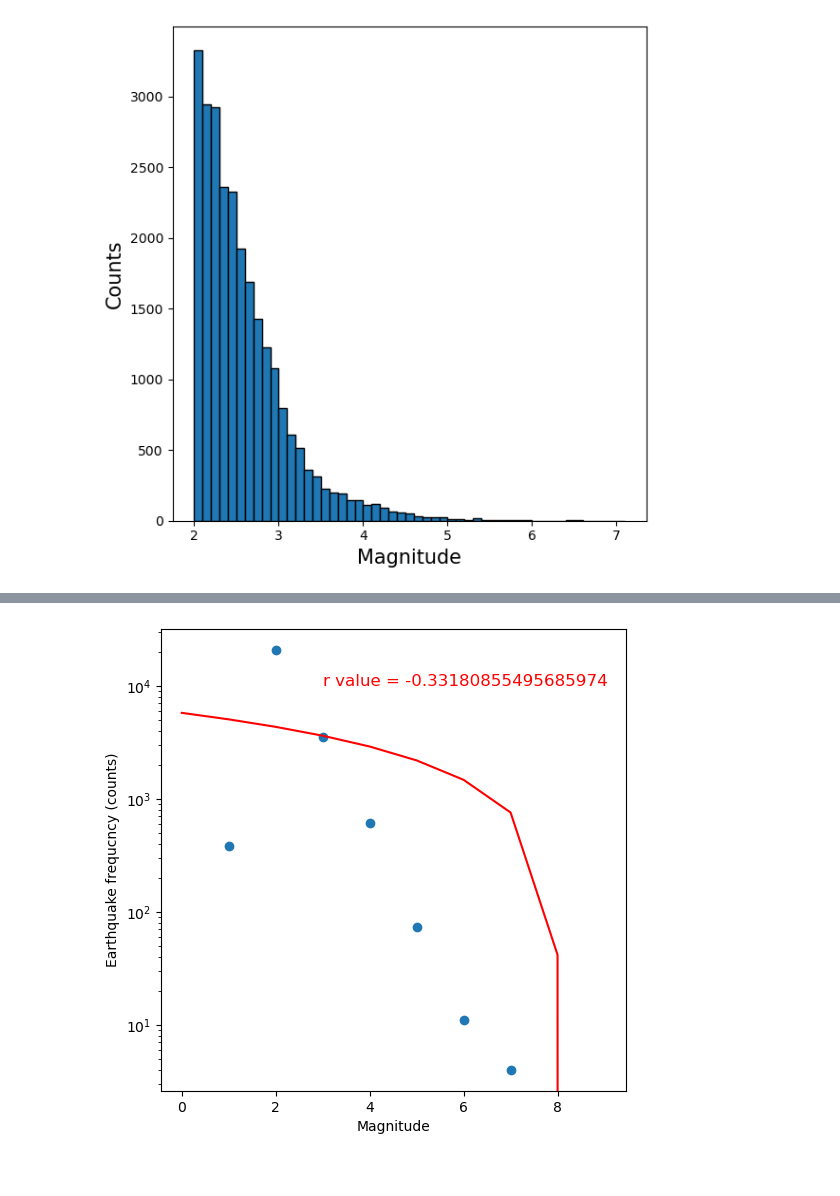
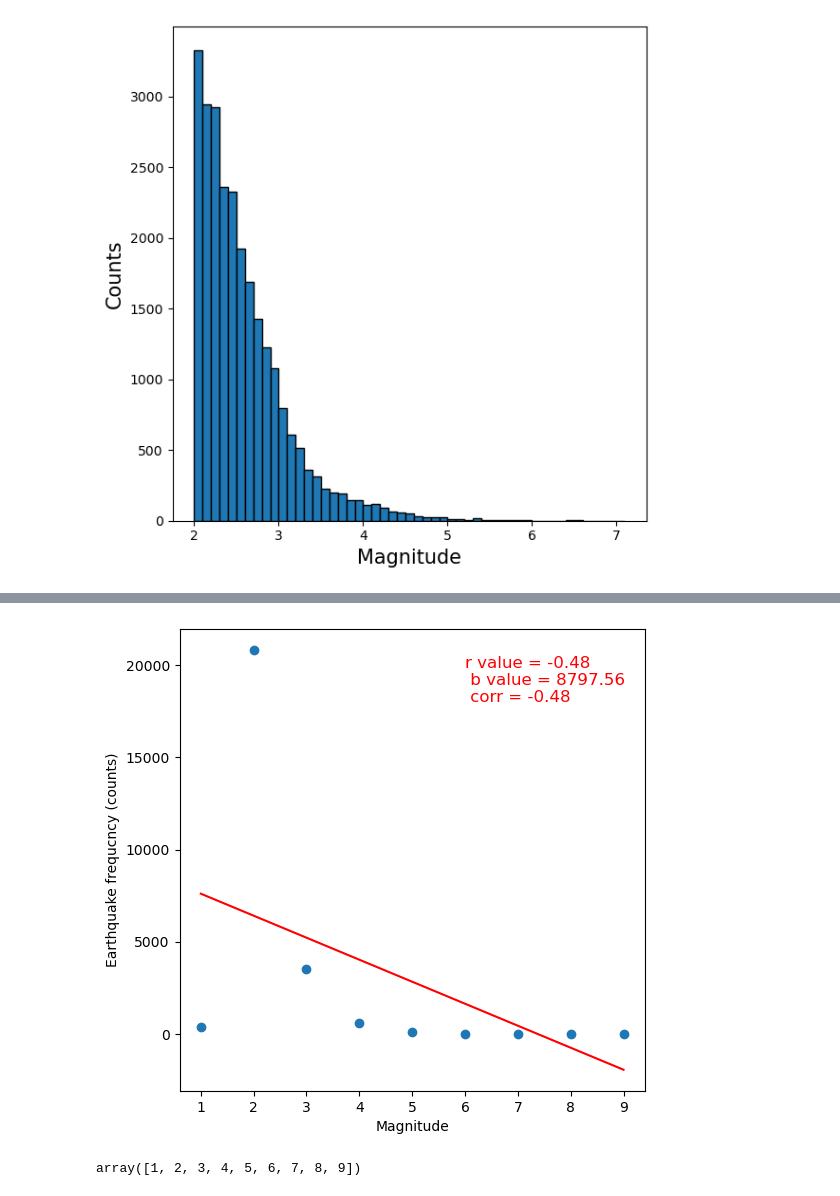
Before and after one commit to arif-geo/e_sci_data_analysis_test, a Jupyter notebook: eart_sci_data_analysis/HW_3/Linear_regression_on_earthquake_data.ipynb, the cells around one changed output, grey strips where cells are left out. Drawn from its saved outputs; the diff is of its cells as text; code cells hidden in the pictures.

```diff
--- a/eart_sci_data_analysis/HW_3/Linear_regression_on_earthquake_data.ipynb
+++ b/eart_sci_data_analysis/HW_3/Linear_regression_on_earthquake_data.ipynb
@@ -125,7 +127,7 @@ Now creating bins.
 [figure]
 # %%
 # Create bins for magnitude ranges
-mag_bins = np.arange(0,11,1)
+mag_bins = np.arange(1,11,1)
 
 # Use pd.cut to create bins and then count the occurrences in each bin
 mag_counts = pd.cut(df['mag'], bins=mag_bins).value_counts().sort_index()
@@ -134,7 +136,7 @@ mag_counts_df
 
 fig, ax = plt.subplots()
 
-ax.scatter(np.arange(0,10,1), mag_counts_df['count'])
+ax.scatter(np.arange(1,10,1), mag_counts_df['count'])
 ax.set_yscale('log')
 
 plt.show()
@@ -142,0 +145,3 @@ plt.show()
+# %%
+mag_counts_df['magnitude'] = np.arange(1, 10 ,1)
+mag_counts_df
@@ -143,22 +159,30 @@ plt.show()
 # %%
 """ calculate b-value using linear regression """
 from scipy import stats
 
-X = np.arange(0,10,1) # magnitude bins from 0 to 10 (10 bins, 9 means 9 to 10)
-Y = mag_counts_df['count'] # number of earthquakes in that category
+# correlation coefficient
+corr_matrix = mag_counts_df.corr()
+corr = corr_matrix.iloc[0,1]
+
+X = np.arange(1,10,1) # magnitude bins from 0 to 10 (10 bins, 9 means 9 to 10)
+Y = (mag_counts_df['count']) # number of earthquakes in that category
 slope, intercept, r_value, p_value, std_err = stats.linregress(X, Y)
 m = slope
 b = intercept
 
 # plot the data with the regression line
 fig, ax = plt.subplots(figsize=(6,6))
-x, y = np.arange(0,10,1), mag_counts_df['count']
+x, y = np.arange(1,10,1), mag_counts_df['count']
 ax.scatter(x, y)
 ax.plot(x, m * x + b, color='red')
-ax.set_yscale('log')
+# ax.set_yscale('log')
 ax.set_xlabel("Magnitude")
 ax.set_ylabel("Earthquake frequcncy (counts)")
-plt.text(3, 10000, f'r value = {r_value}', fontsize=12, color='red')
+plt.text(6, 18e3, f'r value = {r_value.round(2)} \n b value = {b.round(2)} \n corr = {corr.round(2)}', fontsize=12, color='red')
 plt.show()
 # %% [output]
-[figure, old version]
+[figure, new version]
+# %%
+X
+# %% [output]
+array([1, 2, 3, 4, 5, 6, 7, 8, 9])
```
Also changed, not shown: parts of 3 cells of this notebook, 1 other file.
